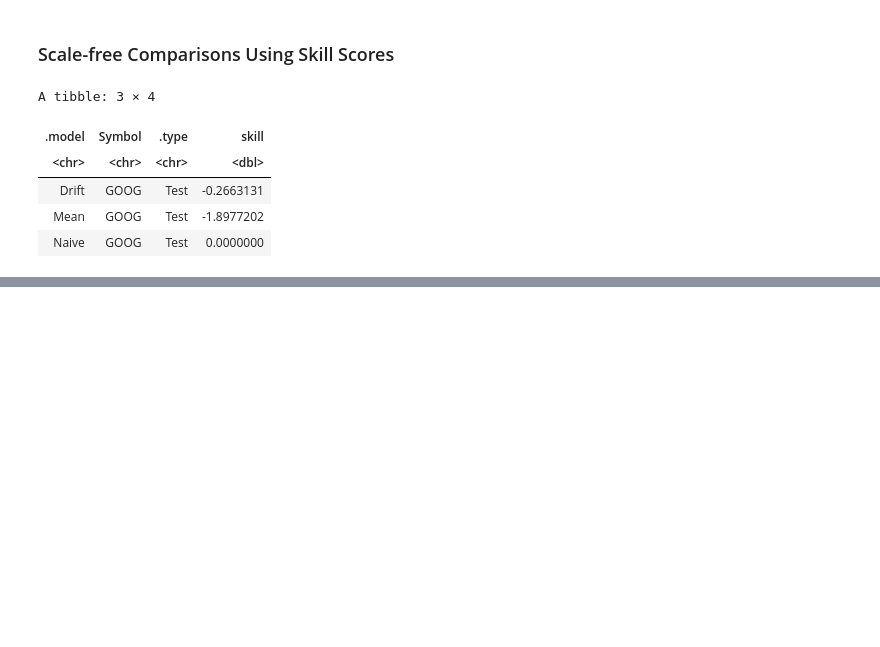
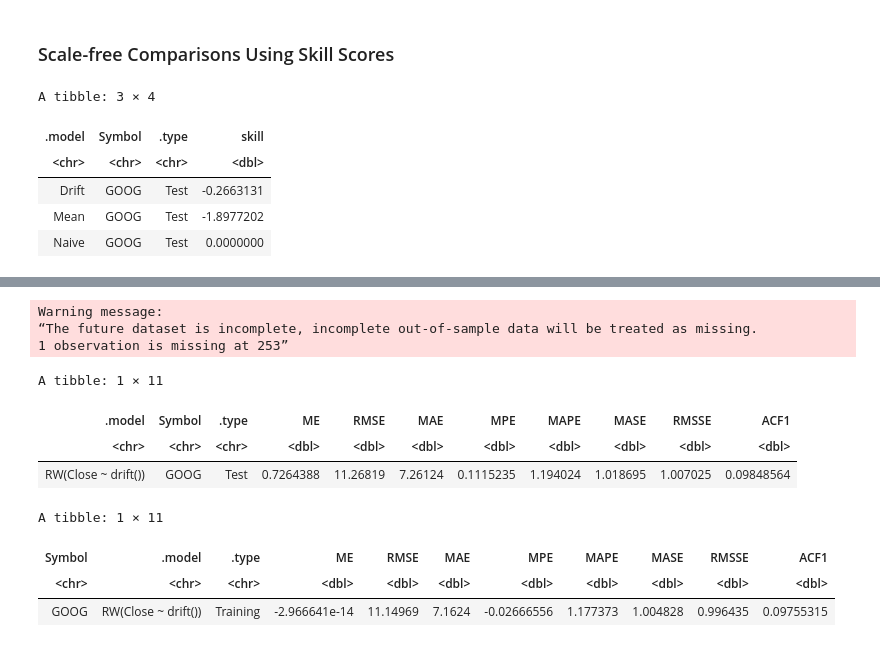
Before and after one commit to antounes/fpp3, a Jupyter notebook: 5_forecasters_toolbox.ipynb, the cells around one changed output, grey strips where cells are left out. Cells and saved outputs as stored; diff of their text form; code cells hidden in the pictures; blank space fills up the shorter version.

```diff
--- a/5_forecasters_toolbox.ipynb
+++ b/5_forecasters_toolbox.ipynb
@@ -744,0 +772,23 @@ A tibble: 3 × 4
+# %%
+# time series cross-validation accuracy
+google_2015_tr %>%
+  model(RW(Close~drift())) %>%
+  forecast(h=1) %>%
+  accuracy(google_2015)
+
+# training set accuracy (residual accuracy)
+google_2015 %>%
+  model(RW(Close~drift())) %>%
+  accuracy()
+# %% [output]
+Warning message:
+“The future dataset is incomplete, incomplete out-of-sample data will be treated as missing.
+1 observation is missing at 253”
+A tibble: 1 × 11
+| .model | Symbol | .type | ME | RMSE | MAE | MPE | MAPE | MASE | RMSSE | ACF1 |
+| <chr> | <chr> | <chr> | <dbl> | <dbl> | <dbl> | <dbl> | <dbl> | <dbl> | <dbl> | <dbl> |
+| RW(Close ~ drift()) | GOOG | Test | 0.7264388 | 11.26819 | 7.26124 | 0.1115235 | 1.194024 | 1.018695 | 1.007025 | 0.09848564 |
+A tibble: 1 × 11
+| Symbol | .model | .type | ME | RMSE | MAE | MPE | MAPE | MASE | RMSSE | ACF1 |
+| <chr> | <chr> | <chr> | <dbl> | <dbl> | <dbl> | <dbl> | <dbl> | <dbl> | <dbl> | <dbl> |
+| GOOG | RW(Close ~ drift()) | Training | -2.966641e-14 | 11.14969 | 7.1624 | -0.02666556 | 1.177373 | 1.004828 | 0.996435 | 0.09755315 |
```
Also changed, not shown: parts of 5 cells of this notebook.
